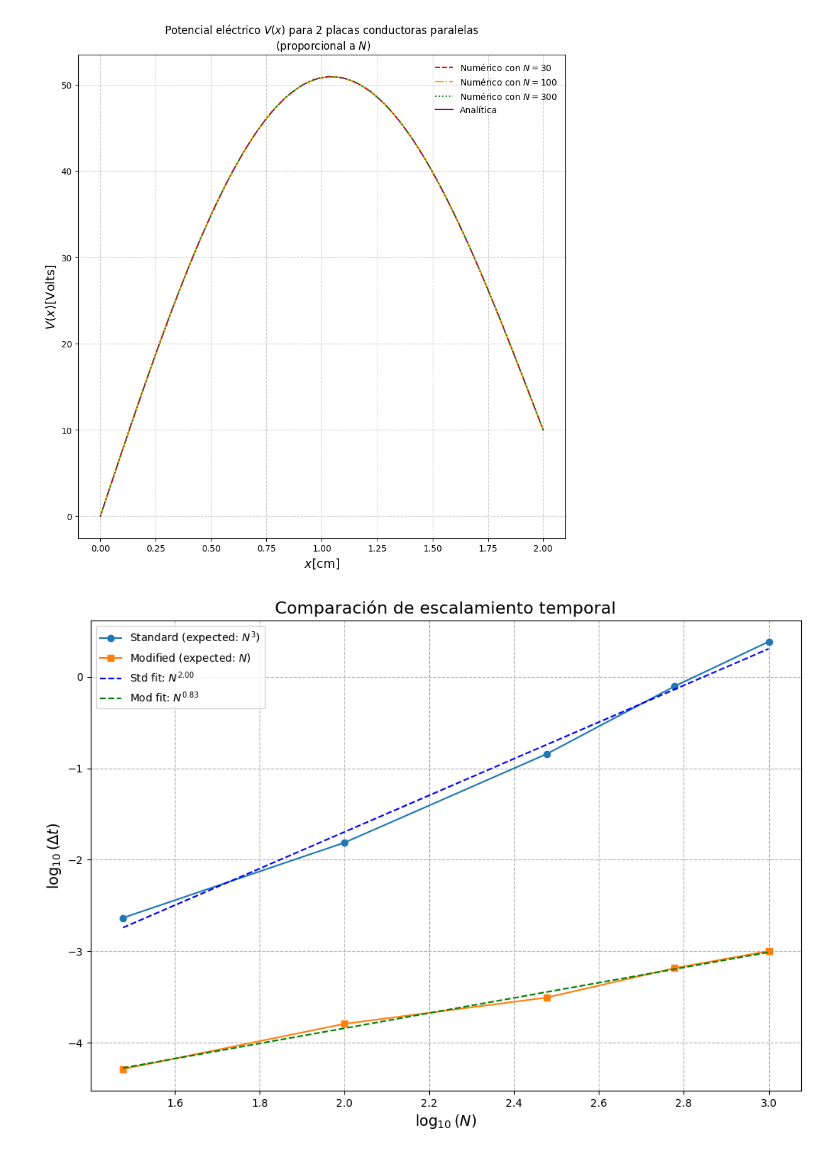
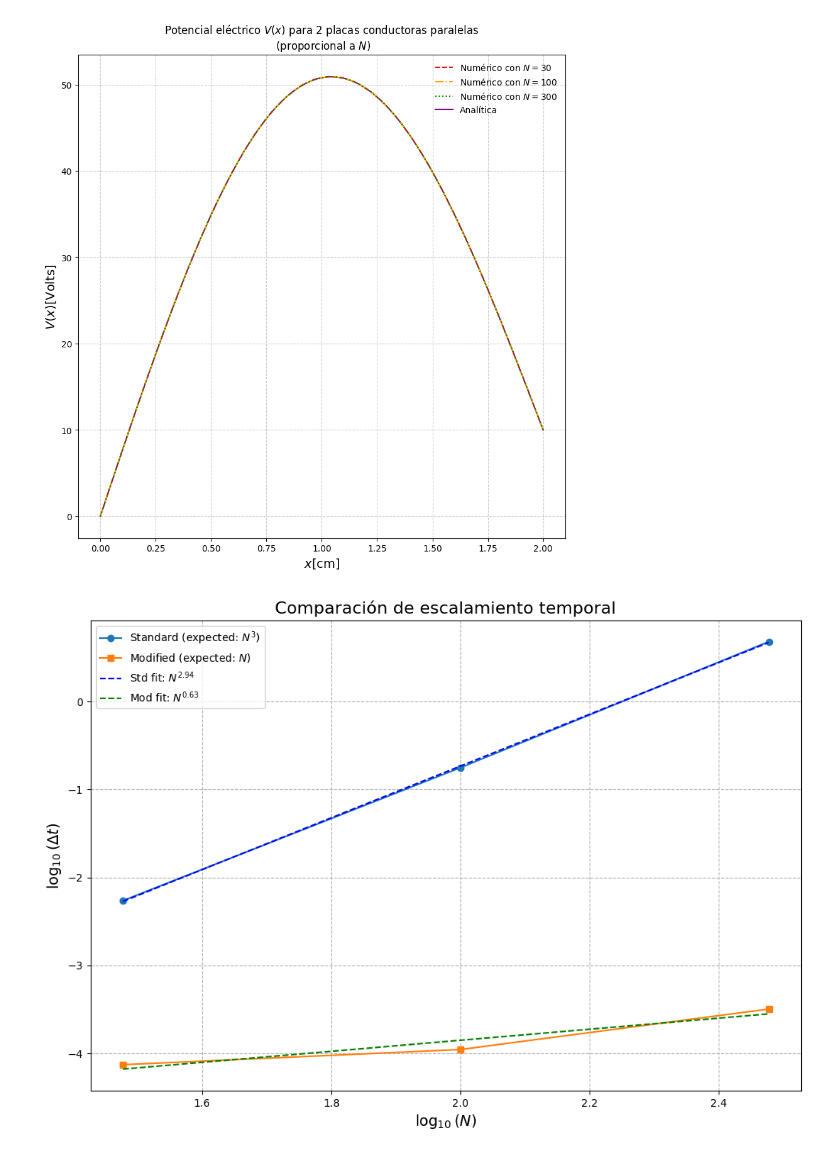
Before and after one commit to CrushinAngel/Numericos_2, a Jupyter notebook: pivot_gauss_sustitucion_poisson.ipynb, the cells around one changed output. Cells and saved outputs as stored; diff of their text form; code cells hidden in the pictures.

```diff
--- a/pivot_gauss_sustitucion_poisson.ipynb
+++ b/pivot_gauss_sustitucion_poisson.ipynb
@@ -42,7 +42,8 @@ def gauss_elimination(N, method = "standard"):
             if j > i:
                 p2 = A[j, i]
                 fh2[j] -= p2 * fh2[i] / p1
-                A[j,:] -= p2 * A[i,:] / p1
+                for k in range(N):
+                  A[j, k] = A[j, k] - p2 * A[i, k] / p1
 
      # sustitucion regresiva
     for i in range(N - 1, -1, -1):
@@ -146,35 +147,35 @@ from numpy.polynomial.polynomial import polyfit
 ts_std = []
 ts_mod = []
 
-N_higher = [30, 100, 300, 600, 1000]
+N_higher = [30, 100, 300]
 
 for i in N_higher:
     _, _, _, tstd = gauss_elimination(i, method = 'standard')
     _, _, _, tmod = gauss_elimination(i, method = 'modified')
 
     ts_std.append(tstd)
     ts_mod.append(tmod)
 
 log_N = np.log10(N_higher)
 log_dt_std = np.log10(ts_std)
 log_dt_mod = np.log10(ts_mod)
 
 b_std, a_std = polyfit(log_N, log_dt_std, 1)
 b_mod, a_mod = polyfit(log_N, log_dt_mod, 1)
 
 plt.figure(figsize=(12, 8))
 plt.plot(log_N, log_dt_std, 'o-', label='Standard (expected: $N^3$)')
 plt.plot(log_N, log_dt_mod, 's-', label='Modified (expected: $N$)')
 
 # Add regression lines
 plt.plot(log_N, a_std * log_N + b_std, '--', color='blue', label=f'Std fit: $N^{{{a_std:.2f}}}$')
 plt.plot(log_N, a_mod * log_N + b_mod, '--', color='green', label=f'Mod fit: $N^{{{a_mod:.2f}}}$')
 
 plt.xlabel("$\\log_{10}(N)$", fontsize=14)
 plt.ylabel("$\\log_{10}(\\Delta t)$", fontsize=14)
 plt.title("Comparación de escalamiento temporal", fontsize=16)
 plt.legend()
 plt.grid(True, linestyle='--')
 plt.show()
 # %% [output]
-[figure, old version]
+[figure, new version]
```
